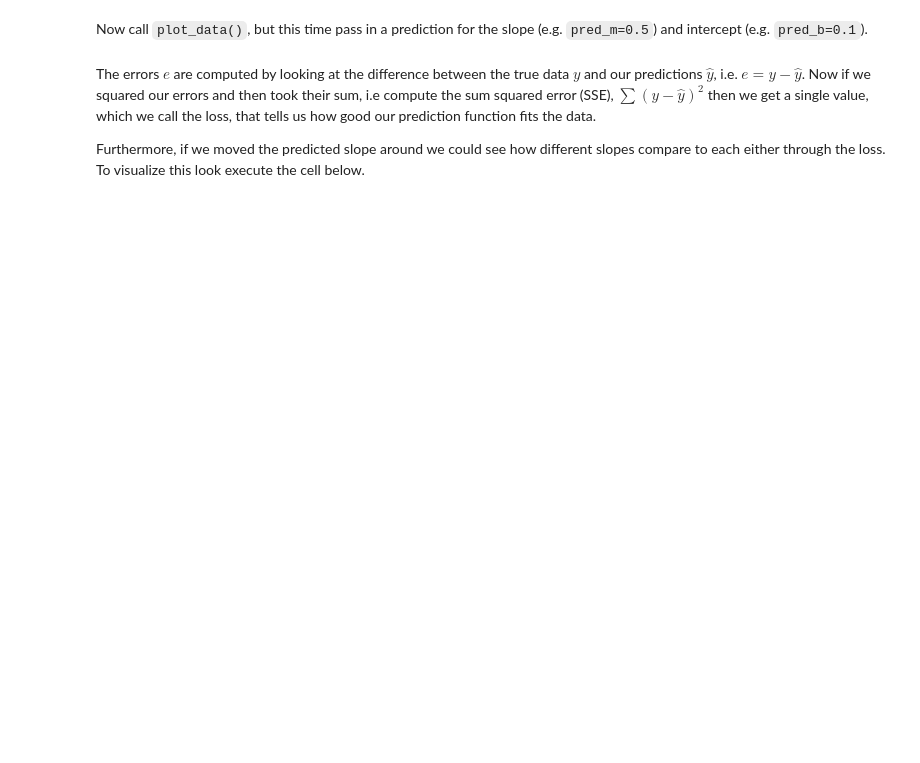
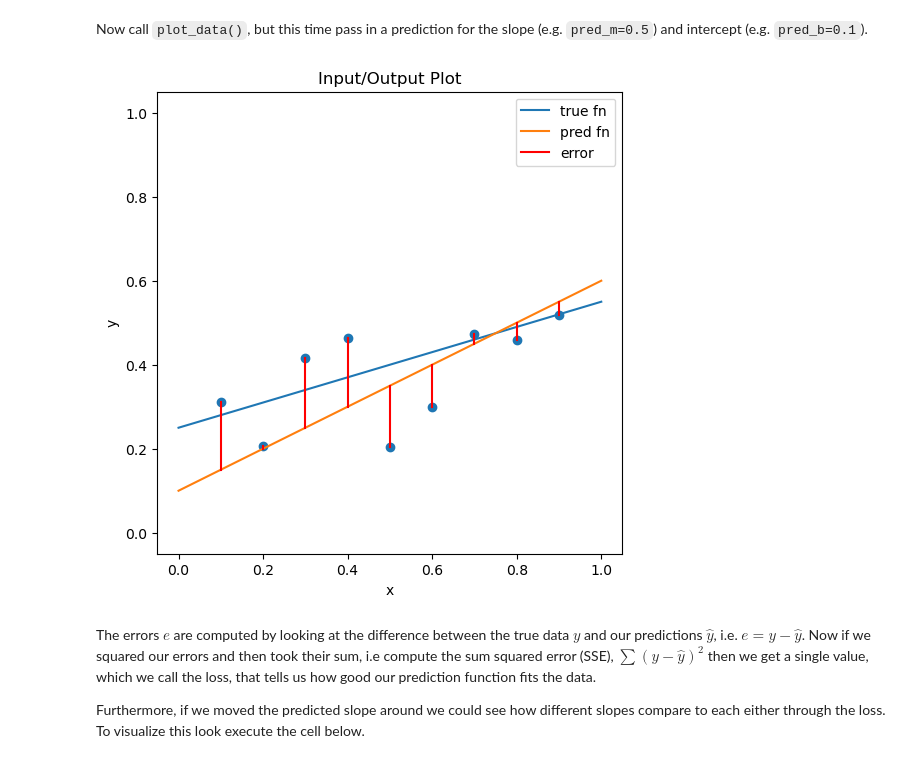
Before and after one commit to runn3rman/byu-cs474, a Jupyter notebook: lab1_pytorch_intro.ipynb, the cells around one changed output. Cells and saved outputs as stored; diff of their text form; code cells hidden in the pictures; blank space fills up the shorter version.

```diff
--- a/lab1_pytorch_intro.ipynb
+++ b/lab1_pytorch_intro.ipynb
@@ -841,6 +1075,10 @@ Now that we have generated our data, call `plot_data()` so we can see what it lo
 # %% [markdown]
 Now call `plot_data()`, but this time pass in a prediction for the slope (e.g.
 `pred_m=0.5`) and intercept (e.g. `pred_b=0.1`).
+# %%
+plot_data(pred_m=0.5, pred_b=0.1)
+# %% [output]
+[figure, added]
 # %% [markdown]
 The errors $e$ are computed by looking at the difference between the true data $y$ and our predictions $\hat{y}$, i.e. $e = y - \hat{y}$.
 Now if we squared our errors and then took their sum, i.e compute the sum squared error (SSE), $\sum (y - \hat{y})^2$ then we get a single value, which we call the loss, that tells us how good our prediction function fits the data.
```
Also changed, not shown: parts of 77 cells of this notebook.
